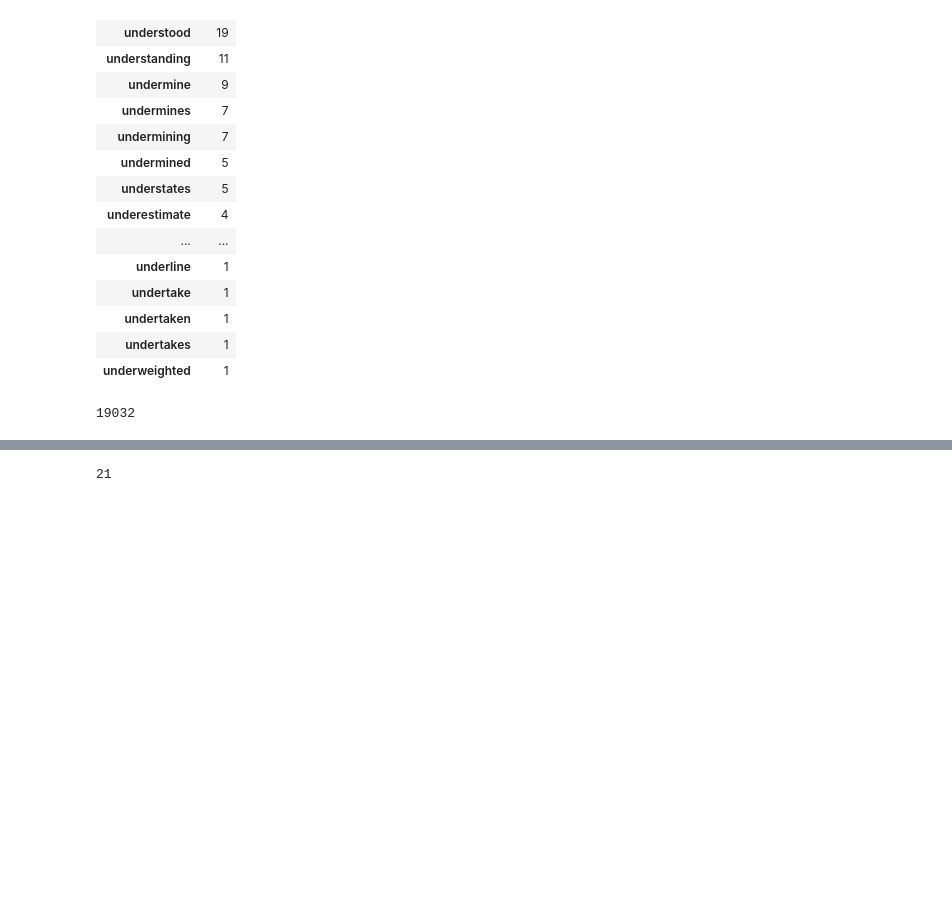
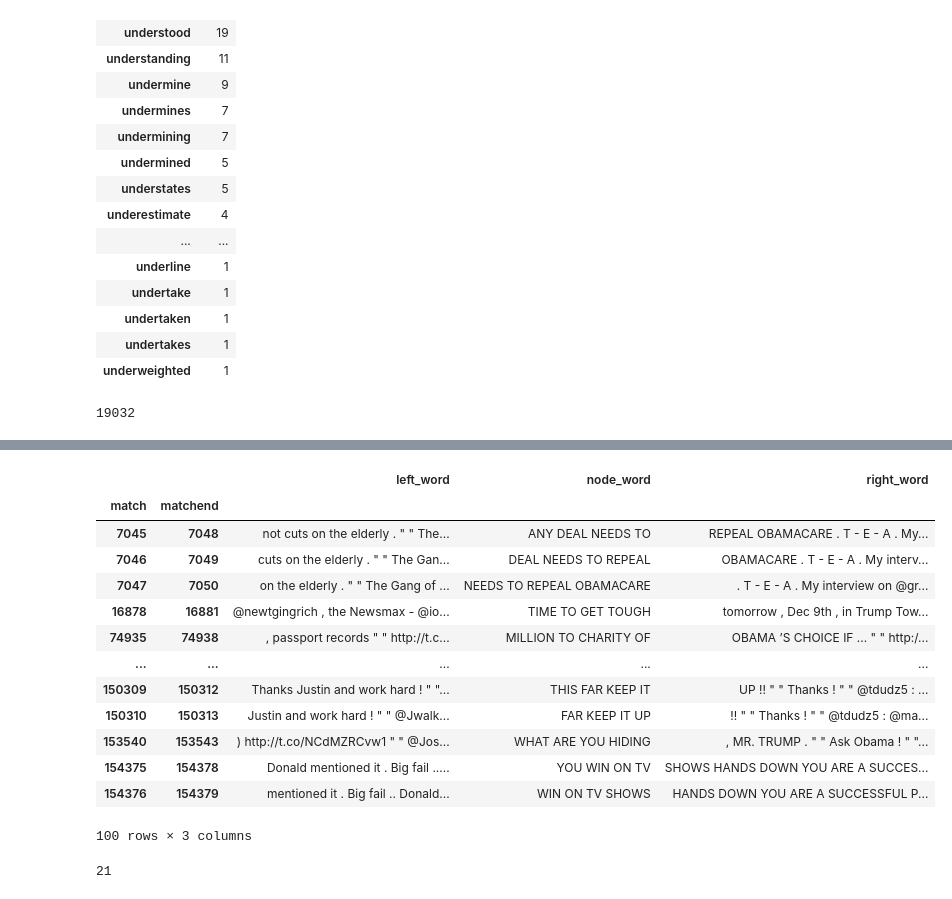
Before and after one commit to vivien3mueller/TrumMus, a Jupyter notebook: 04 CWB_cwb-ccc.ipynb, the cells around one changed output, grey strips where cells are left out. Saved outputs shown, nothing was run; the diff lists cells and outputs as text; code cells hidden in the pictures; blank space fills up the shorter version.

```diff
--- a/04 CWB_cwb-ccc.ipynb
+++ b/04 CWB_cwb-ccc.ipynb
@@ -1290,2 +1422,19 @@ sort_allcaps_fourt.head(20)
+# %%
+allcaps_fourt.concordance(form="kwic")
+# %% [output]
+|  |  | left_word | node_word | right_word |
+| match | matchend |  |  |  |
+| 7045 | 7048 | not cuts on the elderly . " " The... | ANY DEAL NEEDS TO | REPEAL OBAMACARE . T - E - A . My... |
+| 7046 | 7049 | cuts on the elderly . " " The Gan... | DEAL NEEDS TO REPEAL | OBAMACARE . T - E - A . My interv... |
+| 7047 | 7050 | on the elderly . " " The Gang of ... | NEEDS TO REPEAL OBAMACARE | . T - E - A . My interview on @gr... |
+| 16878 | 16881 | @newtgingrich , the Newsmax - @io... | TIME TO GET TOUGH | tomorrow , Dec 9th , in Trump Tow... |
+| 74935 | 74938 | , passport records " " http://t.c... | MILLION TO CHARITY OF | OBAMA ’S CHOICE IF ... " " http:/... |
+| ... | ... | ... | ... | ... |
+| 150309 | 150312 | Thanks Justin and work hard ! " "... | THIS FAR KEEP IT | UP !! " " Thanks ! " " @tdudz5 : ... |
+| 150310 | 150313 | Justin and work hard ! " " @Jwalk... | FAR KEEP IT UP | !! " " Thanks ! " " @tdudz5 : @ma... |
+| 153540 | 153543 | ) http://t.co/NCdMZRCvw1 " " @Jos... | WHAT ARE YOU HIDING | , MR. TRUMP . " " Ask Obama ! " "... |
+| 154375 | 154378 | Donald mentioned it . Big fail ..... | YOU WIN ON TV | SHOWS HANDS DOWN YOU ARE A SUCCES... |
+| 154376 | 154379 | mentioned it . Big fail .. Donald... | WIN ON TV SHOWS | HANDS DOWN YOU ARE A SUCCESSFUL P... |
+100 rows × 3 columns
 # %%
 # ... Amerika soll wieder großartig werden...
```
Also changed, not shown: parts of 40 cells of this notebook.
